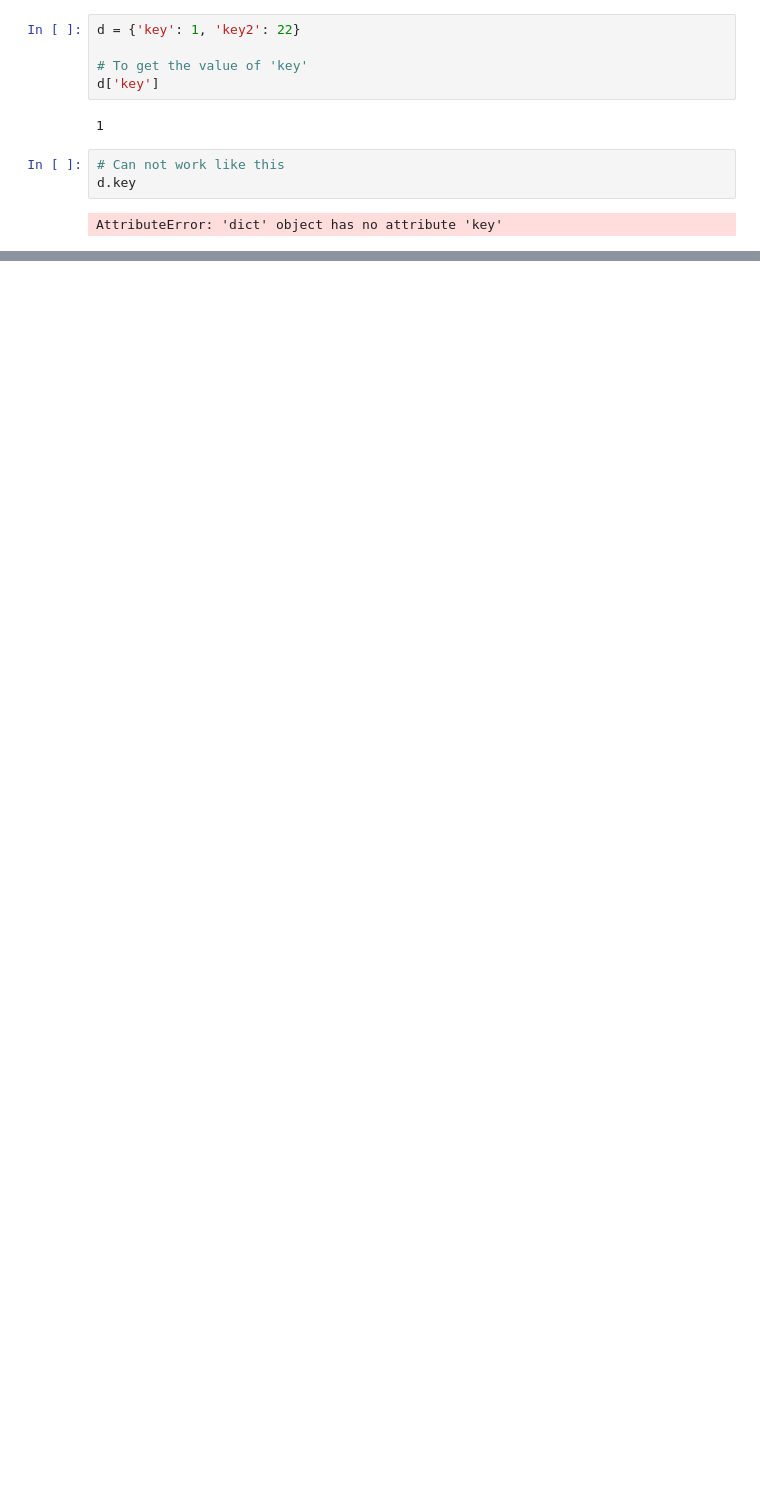
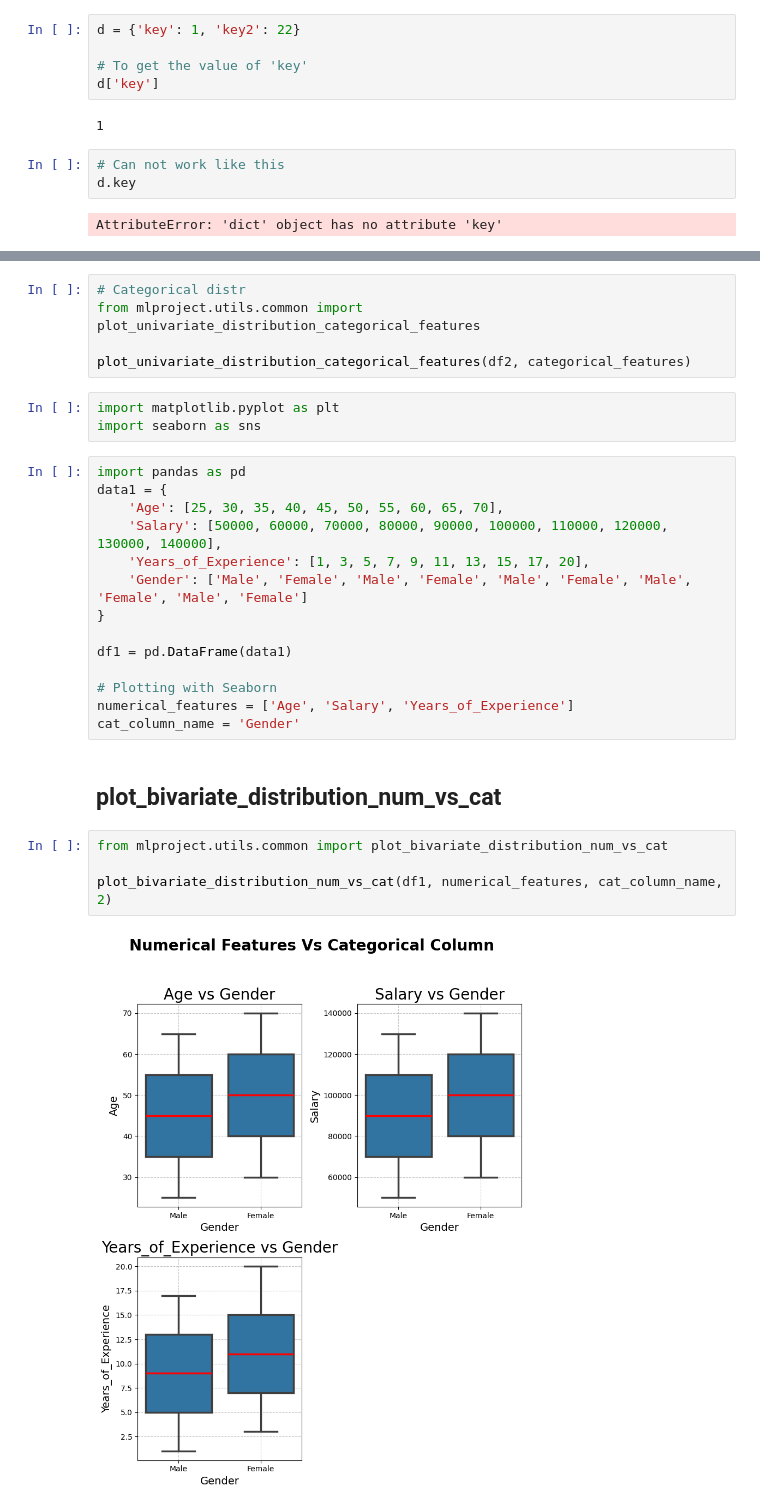
Before and after one commit to InsightfulCoderDivine/End-To-End-Machine-Learning-Project-with-MlFlow, a Jupyter notebook: research/trials.ipynb, the cells around one changed output, grey strips where cells are left out. Cells and saved outputs as stored; diff of their text form; blank space fills up the shorter version.

```diff
--- a/research/trials.ipynb
+++ b/research/trials.ipynb
@@ -22,0 +292,30 @@ print(d.key)
+# %%
+# Categorical distr
+from mlproject.utils.common import plot_univariate_distribution_categorical_features
+
+plot_univariate_distribution_categorical_features(df2, categorical_features)
+# %%
+import matplotlib.pyplot as plt
+import seaborn as sns
+# %%
+import pandas as pd
+data1 = {
+    'Age': [25, 30, 35, 40, 45, 50, 55, 60, 65, 70],
+    'Salary': [50000, 60000, 70000, 80000, 90000, 100000, 110000, 120000, 130000, 140000],
+    'Years_of_Experience': [1, 3, 5, 7, 9, 11, 13, 15, 17, 20],
+    'Gender': ['Male', 'Female', 'Male', 'Female', 'Male', 'Female', 'Male', 'Female', 'Male', 'Female']
+}
+
+df1 = pd.DataFrame(data1)
+
+# Plotting with Seaborn
+numerical_features = ['Age', 'Salary', 'Years_of_Experience']
+cat_column_name = 'Gender'
+# %% [markdown]
+## plot_bivariate_distribution_num_vs_cat
+# %%
+from mlproject.utils.common import plot_bivariate_distribution_num_vs_cat
+
+plot_bivariate_distribution_num_vs_cat(df1, numerical_features, cat_column_name, 2)
+# %% [output]
+[figure, added]
```
Also changed, not shown: parts of 37 cells of this notebook, 3 other files.
